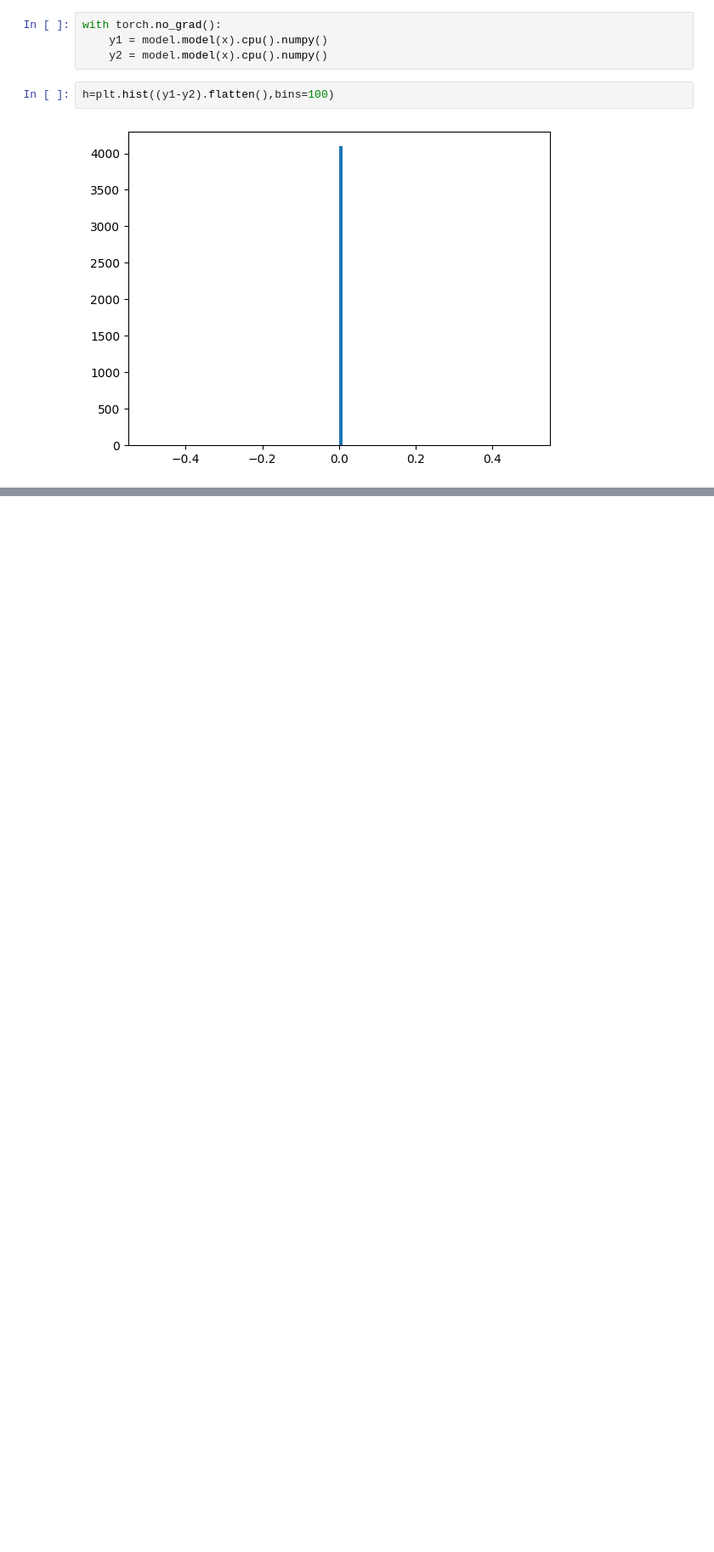
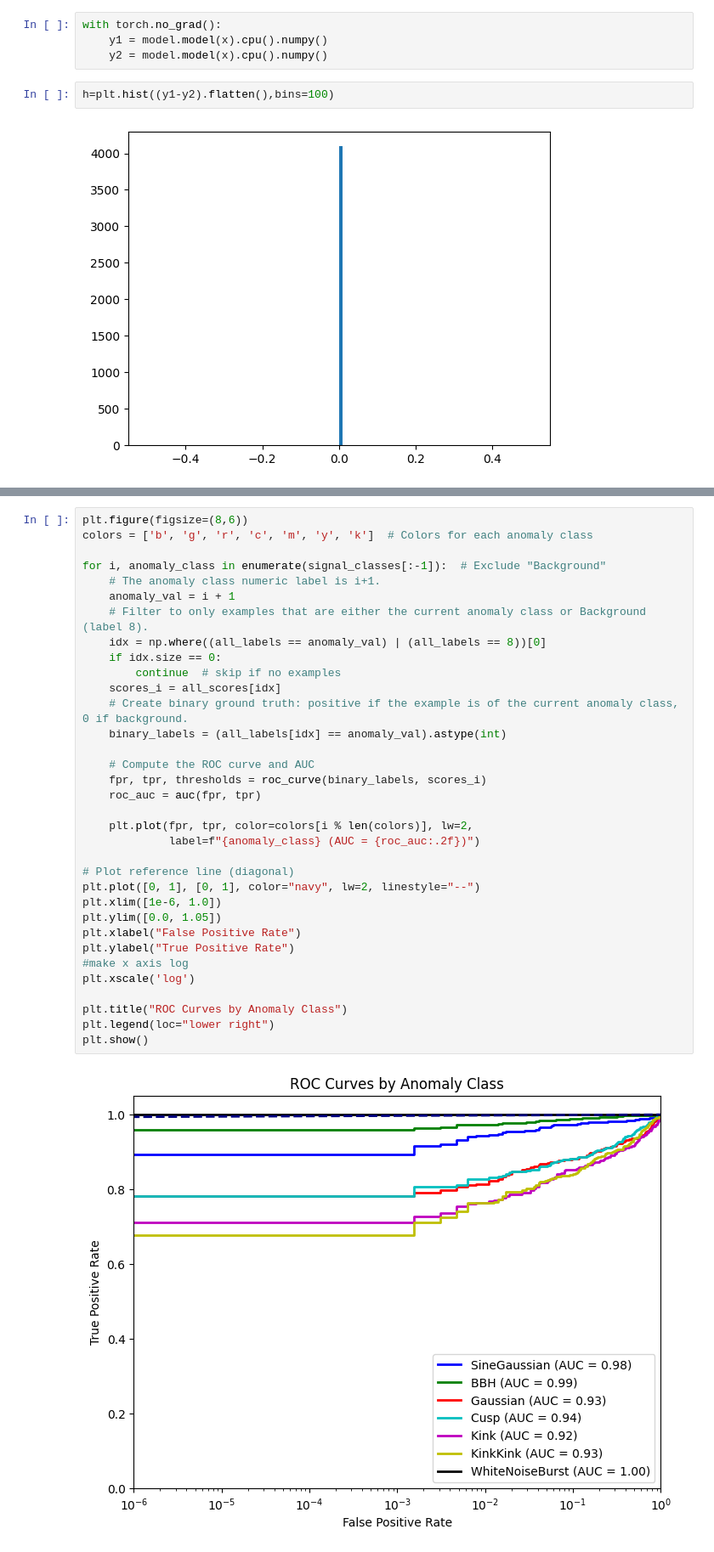
Before and after one commit to ML4GW/gwak, a Jupyter notebook: gwak/train/tests_ssm.ipynb, the cells around one changed output, grey strips where cells are left out. Shown at 85% size. Saved outputs shown, nothing was run; the diff lists cells and outputs as text; blank space fills up the shorter version.

Commit message:
current working build

```diff
--- a/gwak/train/tests_ssm.ipynb
+++ b/gwak/train/tests_ssm.ipynb
@@ -347,0 +600,36 @@ plt.savefig("test.png")
+# %%
+plt.figure(figsize=(8,6))
+colors = ['b', 'g', 'r', 'c', 'm', 'y', 'k']  # Colors for each anomaly class
+
+for i, anomaly_class in enumerate(signal_classes[:-1]):  # Exclude "Background"
+    # The anomaly class numeric label is i+1.
+    anomaly_val = i + 1
+    # Filter to only examples that are either the current anomaly class or Background (label 8).
+    idx = np.where((all_labels == anomaly_val) | (all_labels == 8))[0]
+    if idx.size == 0:
+        continue  # skip if no examples
+    scores_i = all_scores[idx]
+    # Create binary ground truth: positive if the example is of the current anomaly class, 0 if background.
+    binary_labels = (all_labels[idx] == anomaly_val).astype(int)
+
+    # Compute the ROC curve and AUC
+    fpr, tpr, thresholds = roc_curve(binary_labels, scores_i)
+    roc_auc = auc(fpr, tpr)
+
+    plt.plot(fpr, tpr, color=colors[i % len(colors)], lw=2,
+             label=f"{anomaly_class} (AUC = {roc_auc:.2f})")
+
+# Plot reference line (diagonal)
+plt.plot([0, 1], [0, 1], color="navy", lw=2, linestyle="--")
+plt.xlim([1e-6, 1.0])
+plt.ylim([0.0, 1.05])
+plt.xlabel("False Positive Rate")
+plt.ylabel("True Positive Rate")
+#make x axis log
+plt.xscale('log')
+
+plt.title("ROC Curves by Anomaly Class")
+plt.legend(loc="lower right")
+plt.show()
+# %% [output]
+[figure, added]
```
Also changed, not shown: parts of 10 cells of this notebook.
